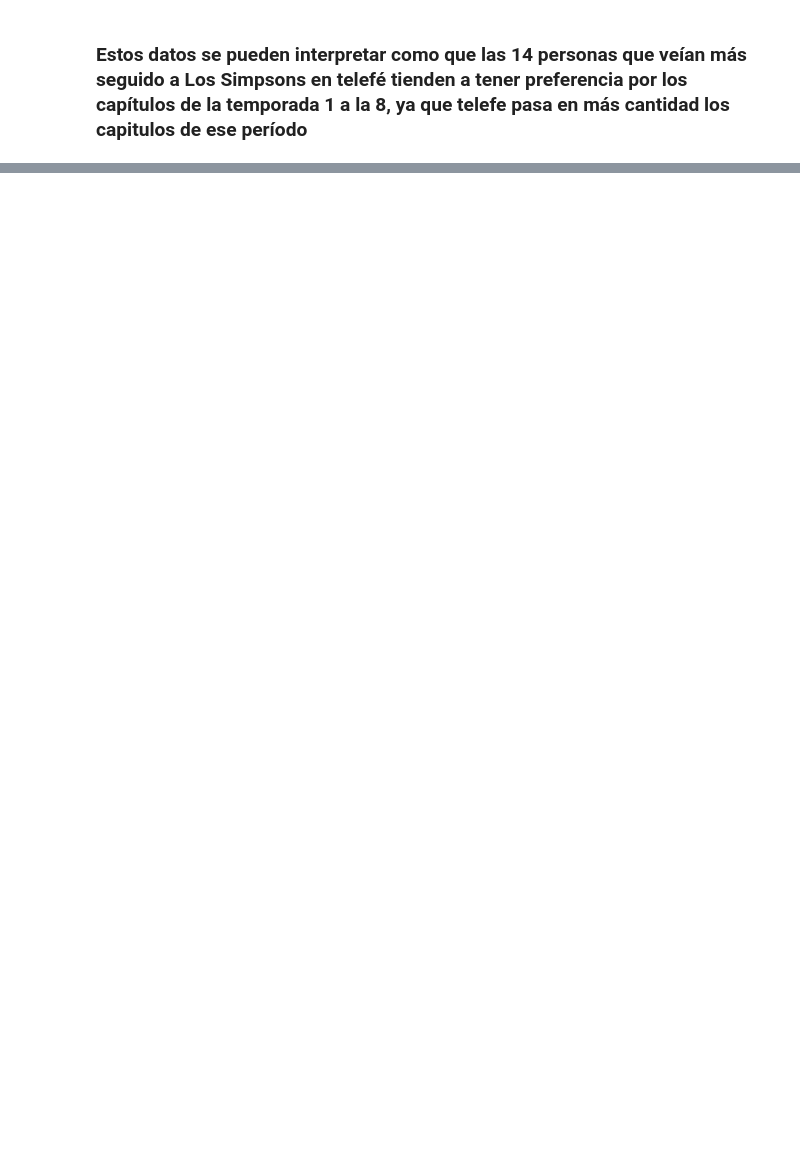
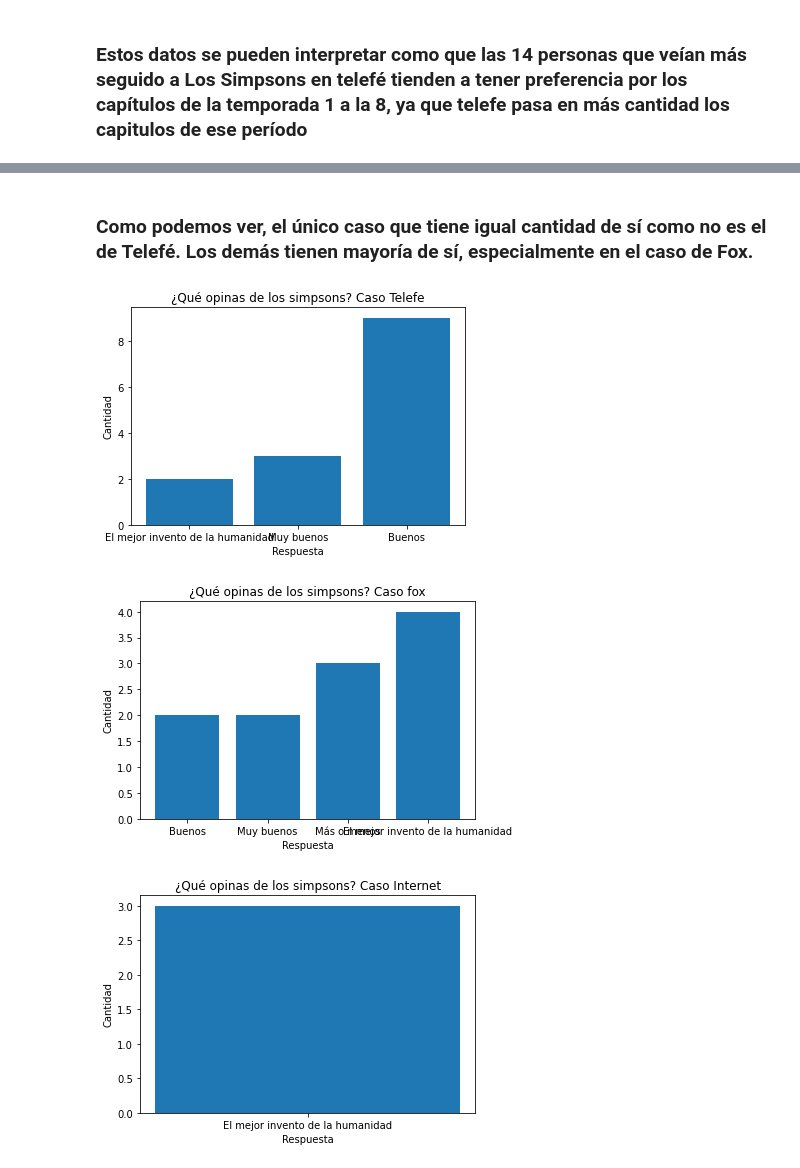
Before and after one commit to sofiaPalavecino/Sofia-Palavecino, a Jupyter notebook: encuestaSimpsons/notebooks/Notebook.ipynb, the cells around one changed output, grey strips where cells are left out. Saved outputs shown, nothing was run; the diff lists cells and outputs as text; code cells hidden in the pictures; blank space fills up the shorter version.

```diff
--- a/encuestaSimpsons/notebooks/Notebook.ipynb
+++ b/encuestaSimpsons/notebooks/Notebook.ipynb
@@ -53,0 +82,45 @@ print(df2)
+# %% [markdown]
+### Como podemos ver, el único caso que tiene igual cantidad de sí como no es el de Telefé. Los demás tienen mayoría de sí, especialmente en el caso de Fox.
+# %%
+soloTelefeOp=df.loc[df['¿Por donde ves/veías los simpsons más seguido?'] == 'Telefe']
+
+y = soloTelefeOp['¿Qué opinas de los simpsons?'].value_counts().tolist()
+x = soloTelefeOp['¿Qué opinas de los simpsons?'].unique()
+y.reverse()
+
+
+plt1.bar(x,y)
+plt1.title("¿Qué opinas de los simpsons? Caso Telefe")
+plt1.xlabel("Respuesta")
+plt1.ylabel("Cantidad")
+plt1.show()
+
+soloFoxOp=df.loc[df['¿Por donde ves/veías los simpsons más seguido?'] == 'Fox']
+
+y = soloFoxOp['¿Qué opinas de los simpsons?'].value_counts().tolist()
+x = soloFoxOp['¿Qué opinas de los simpsons?'].unique()
+y.reverse()
+
+
+plt1.bar(x,y)
+plt1.title("¿Qué opinas de los simpsons? Caso fox")
+plt1.xlabel("Respuesta")
+plt1.ylabel("Cantidad")
+plt1.show()
+
+soloInternetOp=df.loc[df['¿Por donde ves/veías los simpsons más seguido?'] == 'Internet']
+
+y = soloInternetOp['¿Qué opinas de los simpsons?'].value_counts().tolist()
+x = soloInternetOp['¿Qué opinas de los simpsons?'].unique()
+y.reverse()
+
+
+plt1.bar(x,y)
+plt1.title("¿Qué opinas de los simpsons? Caso Internet")
+plt1.xlabel("Respuesta")
+plt1.ylabel("Cantidad")
+plt1.show()
+# %% [output]
+[figure, added]
+[figure, added]
+[figure, added]
```
Also changed, not shown: parts of 3 cells of this notebook.
